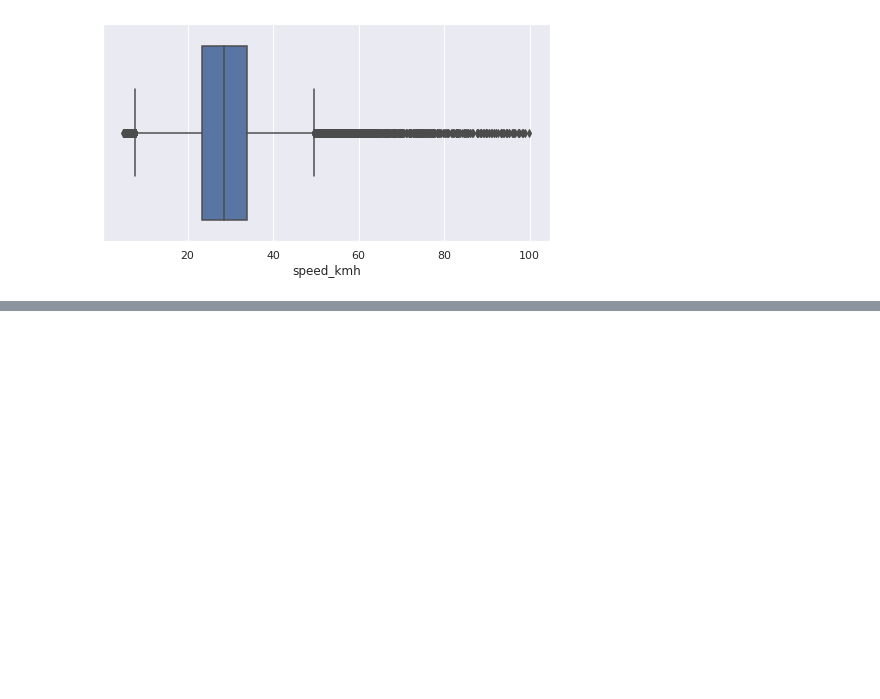
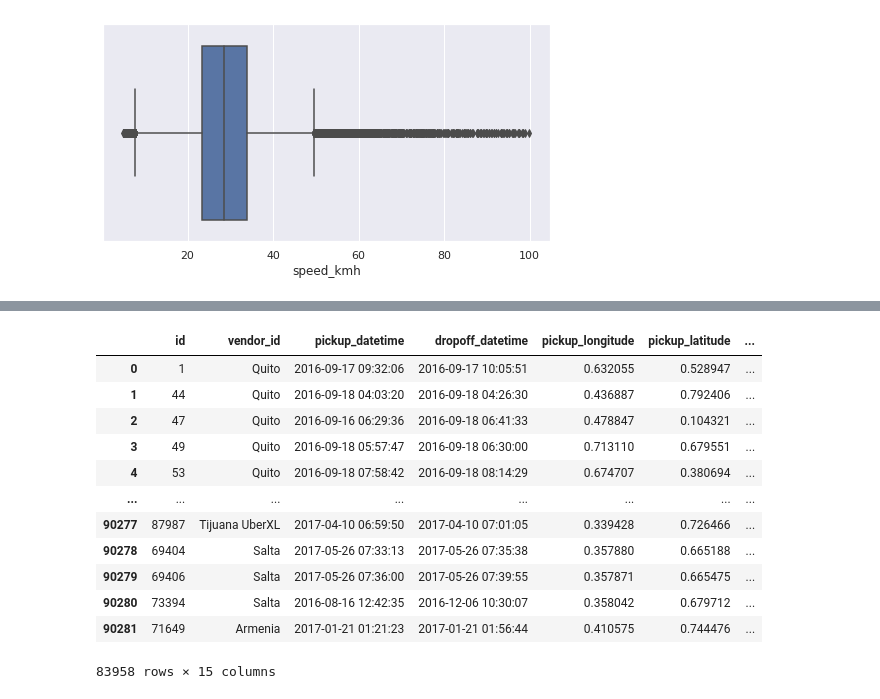
Before and after one commit to frfusch21/DTS_GGU_5, a Jupyter notebook: GGU5_Elisabeth.ipynb, the cells around one changed output, grey strips where cells are left out. Saved outputs shown, nothing was run; the diff lists cells and outputs as text; code cells hidden in the pictures; blank space fills up the shorter version.

```diff
--- a/GGU5_Elisabeth.ipynb
+++ b/GGU5_Elisabeth.ipynb
@@ -286,0 +366,25 @@ sns.boxplot(x='speed_kmh', data=data)
+# %%
+#hitung tarif
+def total_fare(df_merge):
+  if df_merge['dist_meters']/1000 < 1:
+    return df_merge['base_fare']
+  else:
+    return df_merge['base_fare']+((df_merge['dist_meters']/1000)*df_merge['fare_per_km'])
+# %%
+df_merge = df_merge.assign(total_fare=df_merge.apply(total_fare, axis=1))
+# %%
+df_merge
+# %% [output]
+|  | id | vendor_id | pickup_datetime | dropoff_datetime | pickup_longitude | pickup_latitude | ... |
+| 0 | 1 | Quito | 2016-09-17 09:32:06 | 2016-09-17 10:05:51 | 0.632055 | 0.528947 | ... |
+| 1 | 44 | Quito | 2016-09-18 04:03:20 | 2016-09-18 04:26:30 | 0.436887 | 0.792406 | ... |
+| 2 | 47 | Quito | 2016-09-16 06:29:36 | 2016-09-18 06:41:33 | 0.478847 | 0.104321 | ... |
+| 3 | 49 | Quito | 2016-09-18 05:57:47 | 2016-09-18 06:30:00 | 0.713110 | 0.679551 | ... |
+| 4 | 53 | Quito | 2016-09-18 07:58:42 | 2016-09-18 08:14:29 | 0.674707 | 0.380694 | ... |
+| ... | ... | ... | ... | ... | ... | ... | ... |
+| 90277 | 87987 | Tijuana UberXL | 2017-04-10 06:59:50 | 2017-04-10 07:01:05 | 0.339428 | 0.726466 | ... |
+| 90278 | 69404 | Salta | 2017-05-26 07:33:13 | 2017-05-26 07:35:38 | 0.357880 | 0.665188 | ... |
+| 90279 | 69406 | Salta | 2017-05-26 07:36:00 | 2017-05-26 07:39:55 | 0.357871 | 0.665475 | ... |
+| 90280 | 73394 | Salta | 2016-08-16 12:42:35 | 2016-12-06 10:30:07 | 0.358042 | 0.679712 | ... |
+| 90281 | 71649 | Armenia | 2017-01-21 01:21:23 | 2017-01-21 01:56:44 | 0.410575 | 0.744476 | ... |
+83958 rows × 15 columns
```
Also changed, not shown: parts of 27 cells of this notebook.
